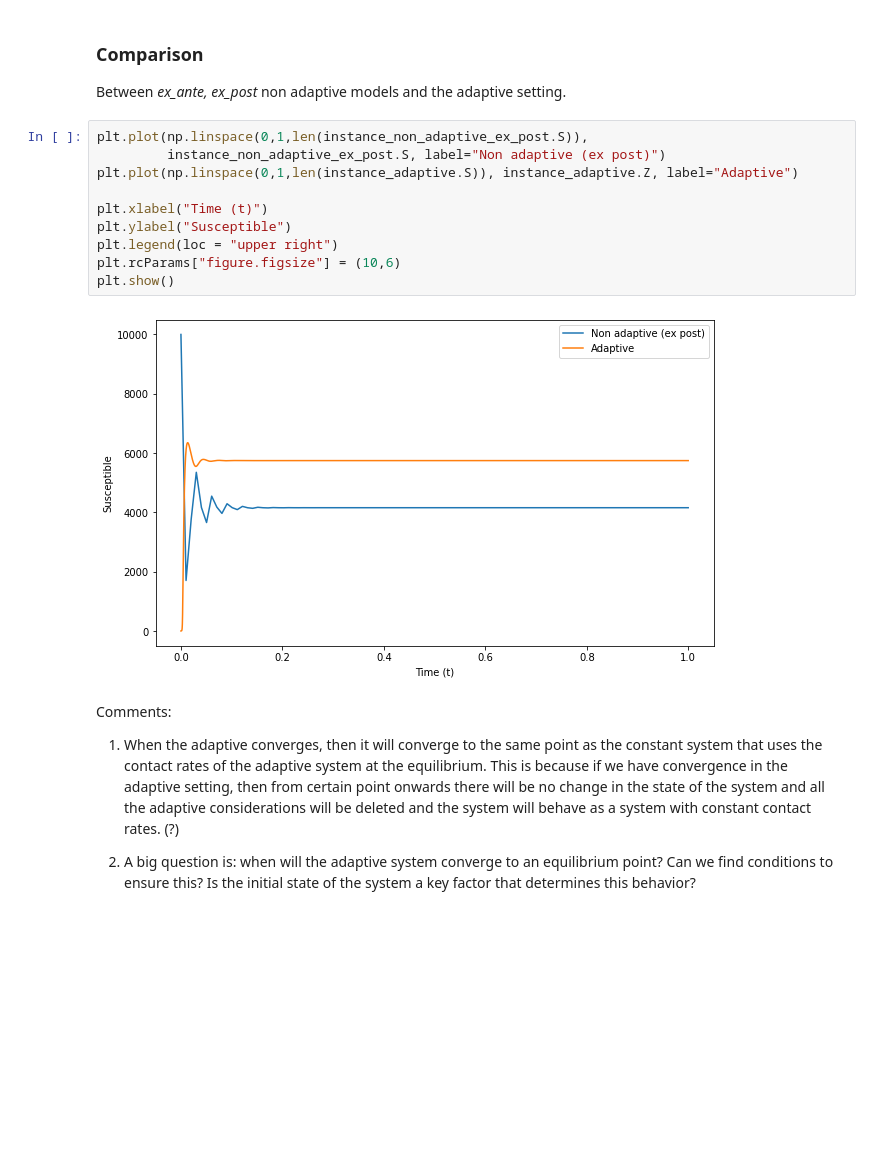
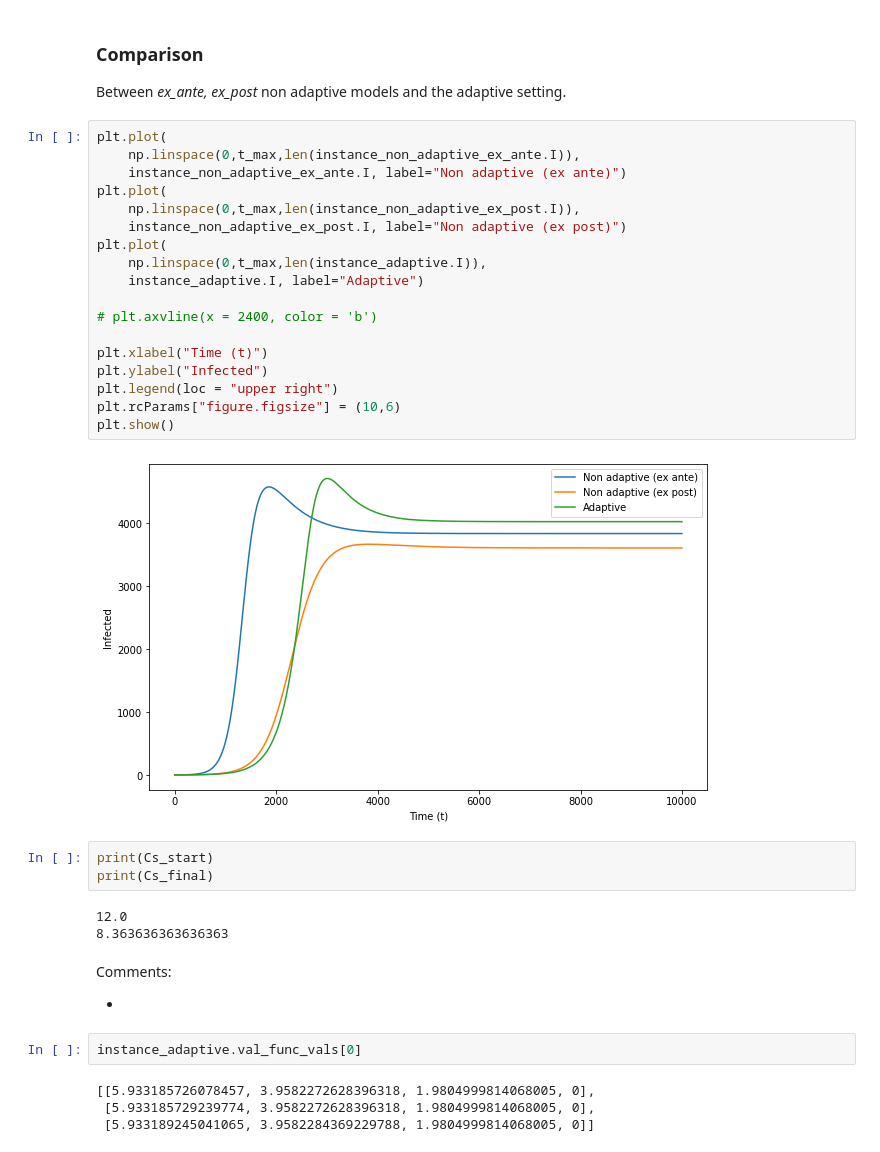
Before and after one commit to JimmyCalvoMonge/adaptive, a Jupyter notebook: design/adaptive/adaptive_use.ipynb, the cells around one changed output. Cells and saved outputs as stored; diff of their text form; blank space fills up the shorter version.

```diff
--- a/design/adaptive/adaptive_use.ipynb
+++ b/design/adaptive/adaptive_use.ipynb
@@ -122,20 +155,38 @@ instance_non_adaptive_ex_post.plot_ode_solution(
 ### Comparison
 Between *ex_ante, ex_post* non adaptive models and the adaptive setting.
 # %%
-plt.plot(np.linspace(0,1,len(instance_non_adaptive_ex_post.S)),
-         instance_non_adaptive_ex_post.S, label="Non adaptive (ex post)")
-plt.plot(np.linspace(0,1,len(instance_adaptive.S)), instance_adaptive.Z, label="Adaptive")
+plt.plot(
+    np.linspace(0,t_max,len(instance_non_adaptive_ex_ante.I)),
+    instance_non_adaptive_ex_ante.I, label="Non adaptive (ex ante)")
+plt.plot(
+    np.linspace(0,t_max,len(instance_non_adaptive_ex_post.I)),
+    instance_non_adaptive_ex_post.I, label="Non adaptive (ex post)")
+plt.plot(
+    np.linspace(0,t_max,len(instance_adaptive.I)),
+    instance_adaptive.I, label="Adaptive")
+
+# plt.axvline(x = 2400, color = 'b')
 
 plt.xlabel("Time (t)")
-plt.ylabel("Susceptible")
+plt.ylabel("Infected")
 plt.legend(loc = "upper right")
 plt.rcParams["figure.figsize"] = (10,6)
 plt.show()
 # %% [output]
-[figure, old version]
+[figure, new version]
+# %%
+print(Cs_start)
+print(Cs_final)
+# %% [output]
+12.0
+8.363636363636363
 # %% [markdown]
 Comments:
 
-1. When the adaptive converges, then it will converge to the same point as the constant system that uses the contact rates of the adaptive system at the equilibrium. This is because if we have convergence in the adaptive setting, then from certain point onwards there will be no change in the state of the system and all the adaptive considerations will be deleted and the system will behave as a system with constant contact rates. (?)
-
-2. A big question is: when will the adaptive system converge to an equilibrium point? Can we find conditions to ensure this? Is the initial state of the system a key factor that determines this behavior?
+-
+# %%
+instance_adaptive.val_func_vals[0]
+# %% [output]
+[[5.933185726078457, 3.9582272628396318, 1.9804999814068005, 0],
+ [5.933185729239774, 3.9582272628396318, 1.9804999814068005, 0],
+ [5.933189245041065, 3.9582284369229788, 1.9804999814068005, 0]]
```
Also changed, not shown: parts of 12 cells of this notebook, 9 other files.
